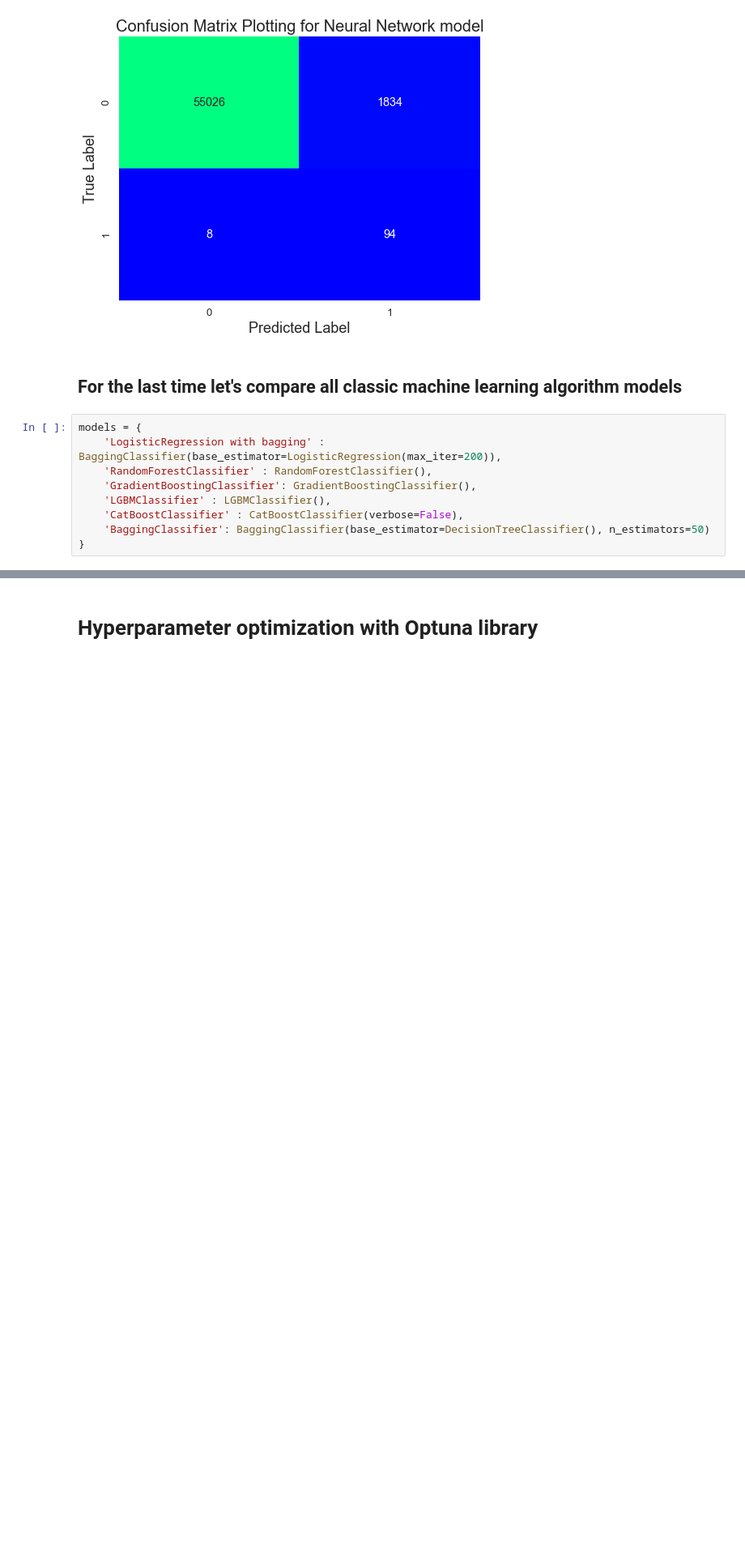
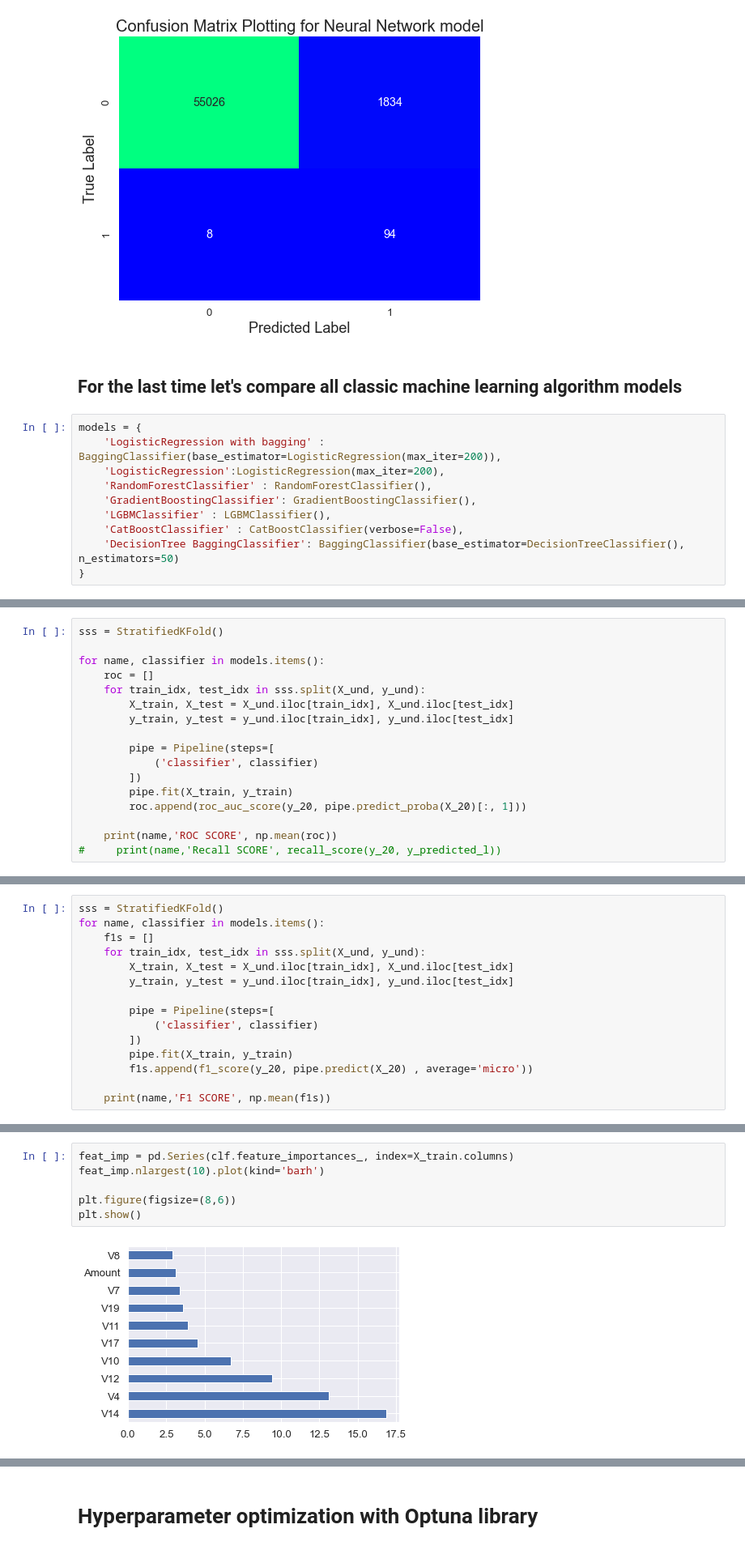
Before and after one commit to elshan2k/Credit-Card-Fraud-Detection, a Jupyter notebook: Model.ipynb, the cells around one changed output, grey strips where cells are left out. Shown at 81% size. Cells and saved outputs as stored; diff of their text form; blank space fills up the shorter version.

```diff
--- a/Model.ipynb
+++ b/Model.ipynb
@@ -371,11 +386,12 @@ Text(0.5, 1.0, 'Confusion Matrix Plotting for Neural Network model')
 # %%
 models = {
     'LogisticRegression with bagging' : BaggingClassifier(base_estimator=LogisticRegression(max_iter=200)),
+    'LogisticRegression':LogisticRegression(max_iter=200),
     'RandomForestClassifier' : RandomForestClassifier(),
     'GradientBoostingClassifier': GradientBoostingClassifier(),
     'LGBMClassifier' : LGBMClassifier(),
     'CatBoostClassifier' : CatBoostClassifier(verbose=False),
-    'BaggingClassifier': BaggingClassifier(base_estimator=DecisionTreeClassifier(), n_estimators=50)
+    'DecisionTree BaggingClassifier': BaggingClassifier(base_estimator=DecisionTreeClassifier(), n_estimators=50)
 }
 # %%
 sss = StratifiedKFold()
@@ -411,0 +428,17 @@ BaggingClassifier ROC SCORE 0.9852395460470506
+# %%
+sss = StratifiedKFold()
+
+for name, classifier in models.items():
+    roc = []
+    for train_idx, test_idx in sss.split(X_und, y_und):
+        X_train, X_test = X_und.iloc[train_idx], X_und.iloc[test_idx]
+        y_train, y_test = y_und.iloc[train_idx], y_und.iloc[test_idx]
+
+        pipe = Pipeline(steps=[
+            ('classifier', classifier)
+        ])
+        pipe.fit(X_train, y_train)
+        roc.append(roc_auc_score(y_20, pipe.predict_proba(X_20)[:, 1]))
+
+    print(name,'ROC SCORE', np.mean(roc))
+#     print(name,'Recall SCORE', recall_score(y_20, y_predicted_l))
@@ -451,0 +508,15 @@ BaggingClassifier RECALL SCORE 0.968627450980392
+# %%
+sss = StratifiedKFold()
+for name, classifier in models.items():
+    f1s = []
+    for train_idx, test_idx in sss.split(X_und, y_und):
+        X_train, X_test = X_und.iloc[train_idx], X_und.iloc[test_idx]
+        y_train, y_test = y_und.iloc[train_idx], y_und.iloc[test_idx]
+
+        pipe = Pipeline(steps=[
+            ('classifier', classifier)
+        ])
+        pipe.fit(X_train, y_train)
+        f1s.append(f1_score(y_20, pipe.predict(X_20) , average='micro'))
+
+    print(name,'F1 SCORE', np.mean(f1s))
@@ -451,0 +589,8 @@ BaggingClassifier RECALL SCORE 0.968627450980392
+# %%
+feat_imp = pd.Series(clf.feature_importances_, index=X_train.columns)
+feat_imp.nlargest(10).plot(kind='barh')
+
+plt.figure(figsize=(8,6))
+plt.show()
+# %% [output]
+[figure, added]
```
Also changed, not shown: parts of 33 cells of this notebook, 8 other files.
